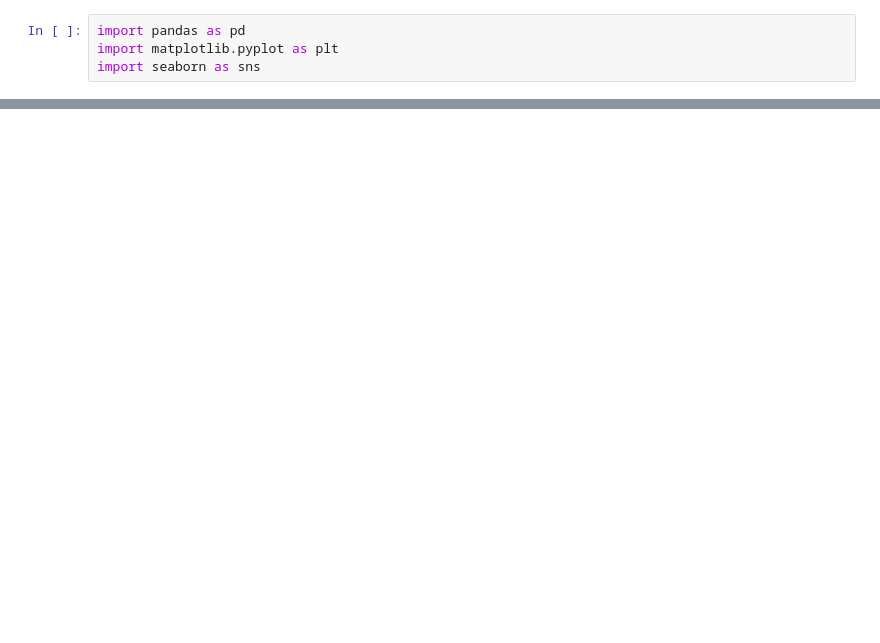
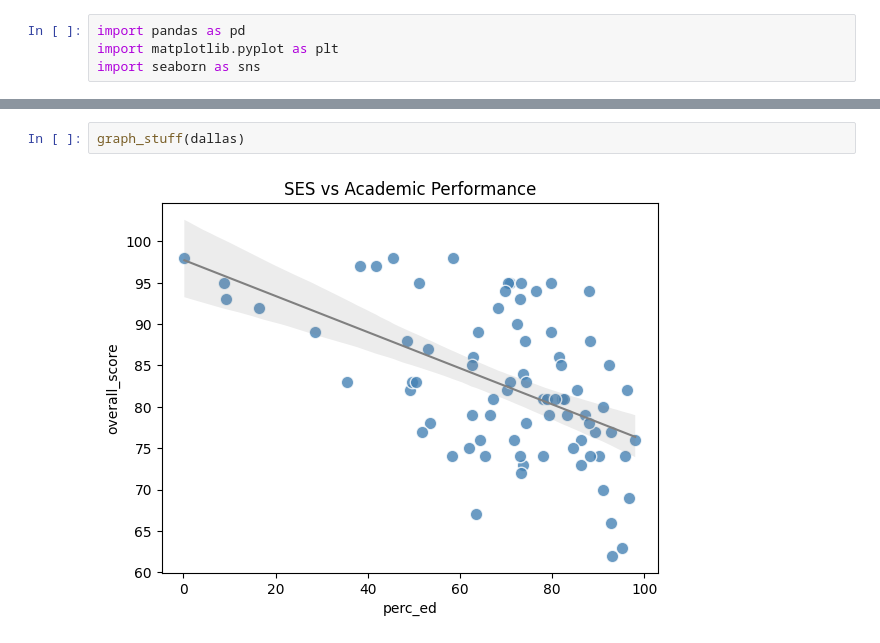
Before and after one commit to slsumabon/hackathon_summer2026, a Jupyter notebook: first_graph.ipynb, the cells around one changed output, grey strips where cells are left out. Cells and saved outputs as stored; diff of their text form; blank space fills up the shorter version.

```diff
--- a/first_graph.ipynb
+++ b/first_graph.ipynb
@@ -35,0 +41,4 @@ plt.show()
+# %%
+graph_stuff(dallas)
+# %% [output]
+[figure, added]
```
Also changed, not shown: parts of 4 cells of this notebook, 1 other file.
